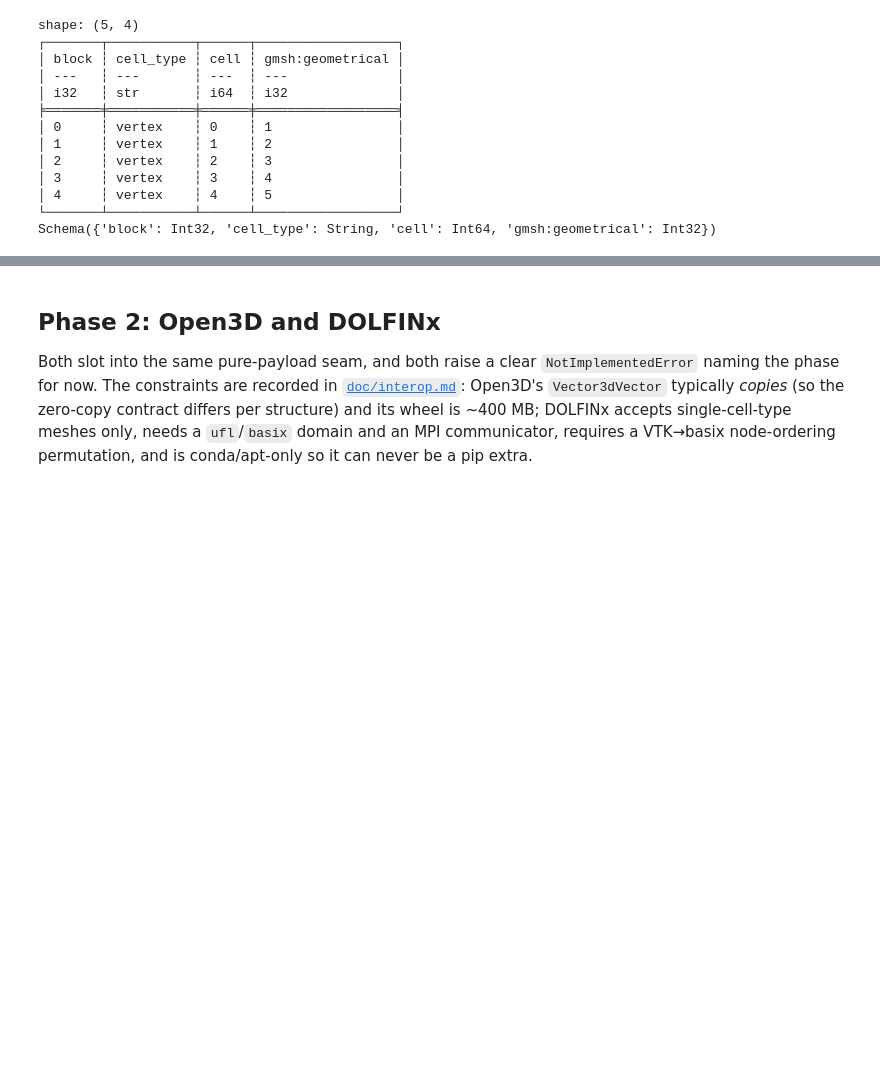
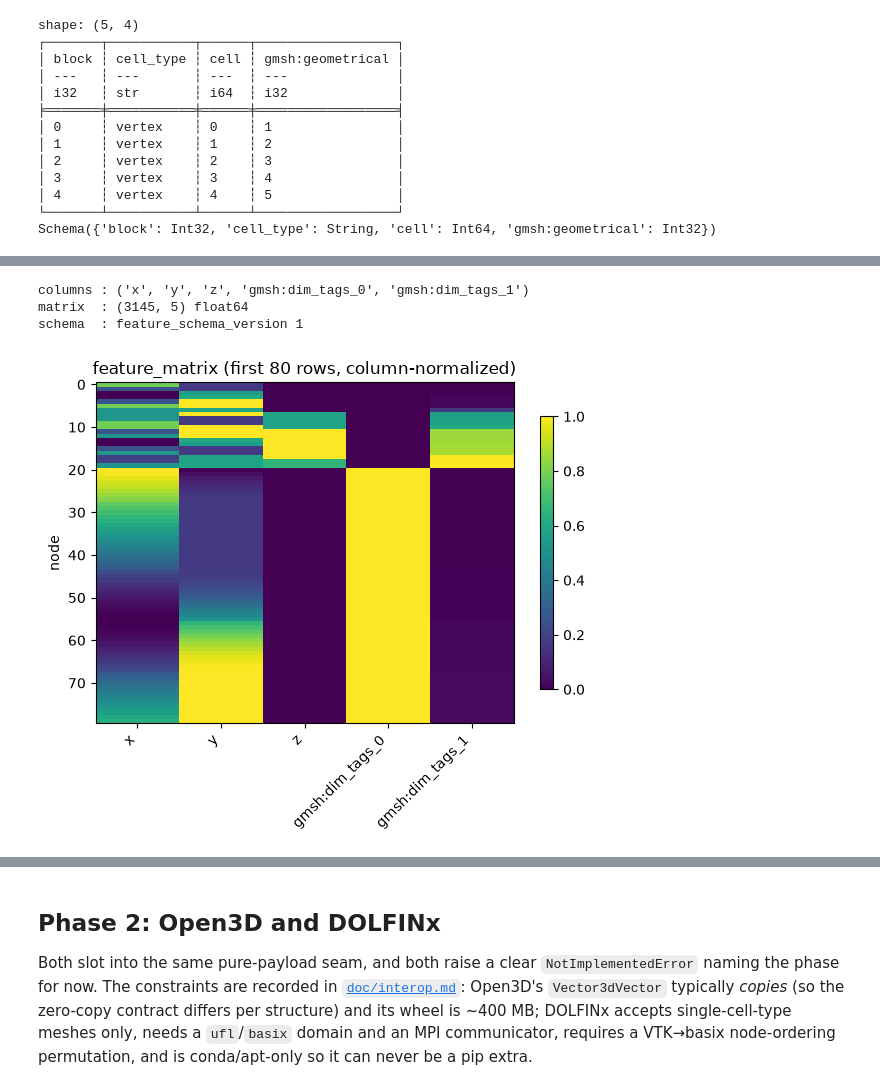
Before and after one commit to loumalouomega/meshioplusplus, a Jupyter notebook: example/python/04_interop.ipynb, the cells around one changed output, grey strips where cells are left out. Saved outputs shown, nothing was run; the diff lists cells and outputs as text; code cells hidden in the pictures; blank space fills up the shorter version.

```diff
--- a/example/python/04_interop.ipynb
+++ b/example/python/04_interop.ipynb
@@ -395,0 +432,23 @@ Schema({'block': Int32, 'cell_type': String, 'cell': Int64, 'gmsh:geometrical':
+# %%
+fm = mp.feature_matrix(piece, 'point')
+print('columns :', fm.columns)
+print('matrix  :', fm.matrix.shape, fm.matrix.dtype)
+print('schema  : feature_schema_version', fm.schema['feature_schema_version'])
+
+# The contract in action: normalize each column and look at the first rows.
+X = fm.matrix[:80]
+span = X.max(axis=0) - X.min(axis=0)
+X = (X - X.min(axis=0)) / np.where(span > 0, span, 1.0)
+plt.figure(figsize=(6, 5))
+plt.imshow(X, aspect='auto', cmap='viridis')
+plt.xticks(range(len(fm.columns)), fm.columns, rotation=45, ha='right')
+plt.ylabel('node')
+plt.title('feature_matrix (first 80 rows, column-normalized)')
+plt.colorbar(shrink=0.8)
+plt.tight_layout()
+plt.show()
+# %% [output]
+columns : ('x', 'y', 'z', 'gmsh:dim_tags_0', 'gmsh:dim_tags_1')
+matrix  : (3145, 5) float64
+schema  : feature_schema_version 1
+[figure, added]
```
Also changed, not shown: parts of 5 cells of this notebook.
